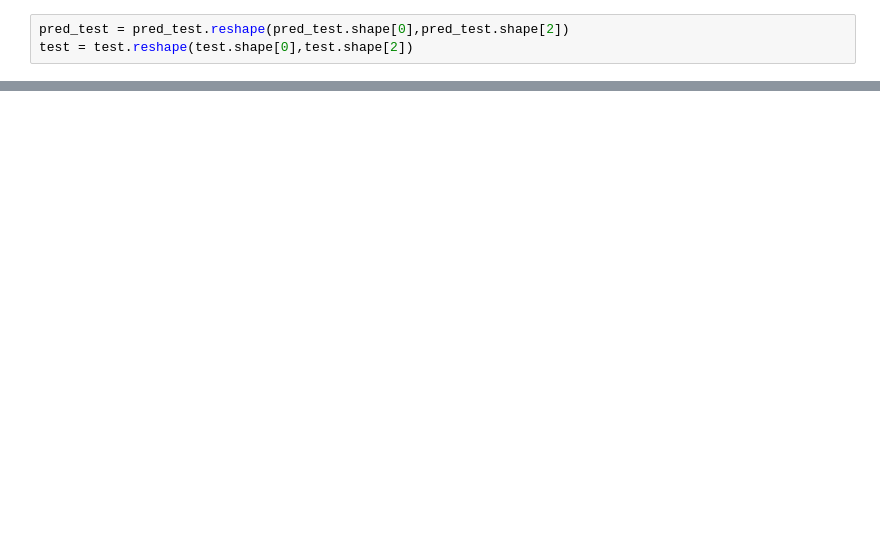
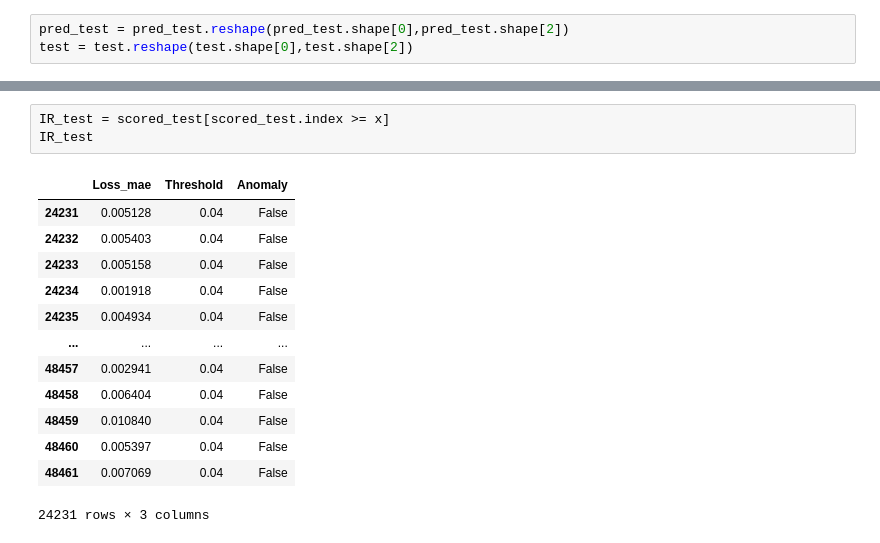
Before and after one commit to lestercardoz11/fault-detection-for-predictive-maintenance-in-industry-4.0, a Jupyter notebook: 4. LSTM+Autoencoder/LSTM Autoencoder (IR - 0.007).ipynb, the cells around one changed output, grey strips where cells are left out. Cells and saved outputs as stored; diff of their text form; blank space fills up the shorter version.

```diff
--- a/4. LSTM+Autoencoder/LSTM Autoencoder (IR - 0.007).ipynb
+++ b/4. LSTM+Autoencoder/LSTM Autoencoder (IR - 0.007).ipynb
@@ -320,0 +375,17 @@ Anomalies: 446
+# %%
+IR_test = scored_test[scored_test.index >= x]
+IR_test
+# %% [output]
+|  | Loss_mae | Threshold | Anomaly |
+| 24231 | 0.005128 | 0.04 | False |
+| 24232 | 0.005403 | 0.04 | False |
+| 24233 | 0.005158 | 0.04 | False |
+| 24234 | 0.001918 | 0.04 | False |
+| 24235 | 0.004934 | 0.04 | False |
+| ... | ... | ... | ... |
+| 48457 | 0.002941 | 0.04 | False |
+| 48458 | 0.006404 | 0.04 | False |
+| 48459 | 0.010840 | 0.04 | False |
+| 48460 | 0.005397 | 0.04 | False |
+| 48461 | 0.007069 | 0.04 | False |
+24231 rows × 3 columns
```
Also changed, not shown: parts of 22 cells of this notebook.
